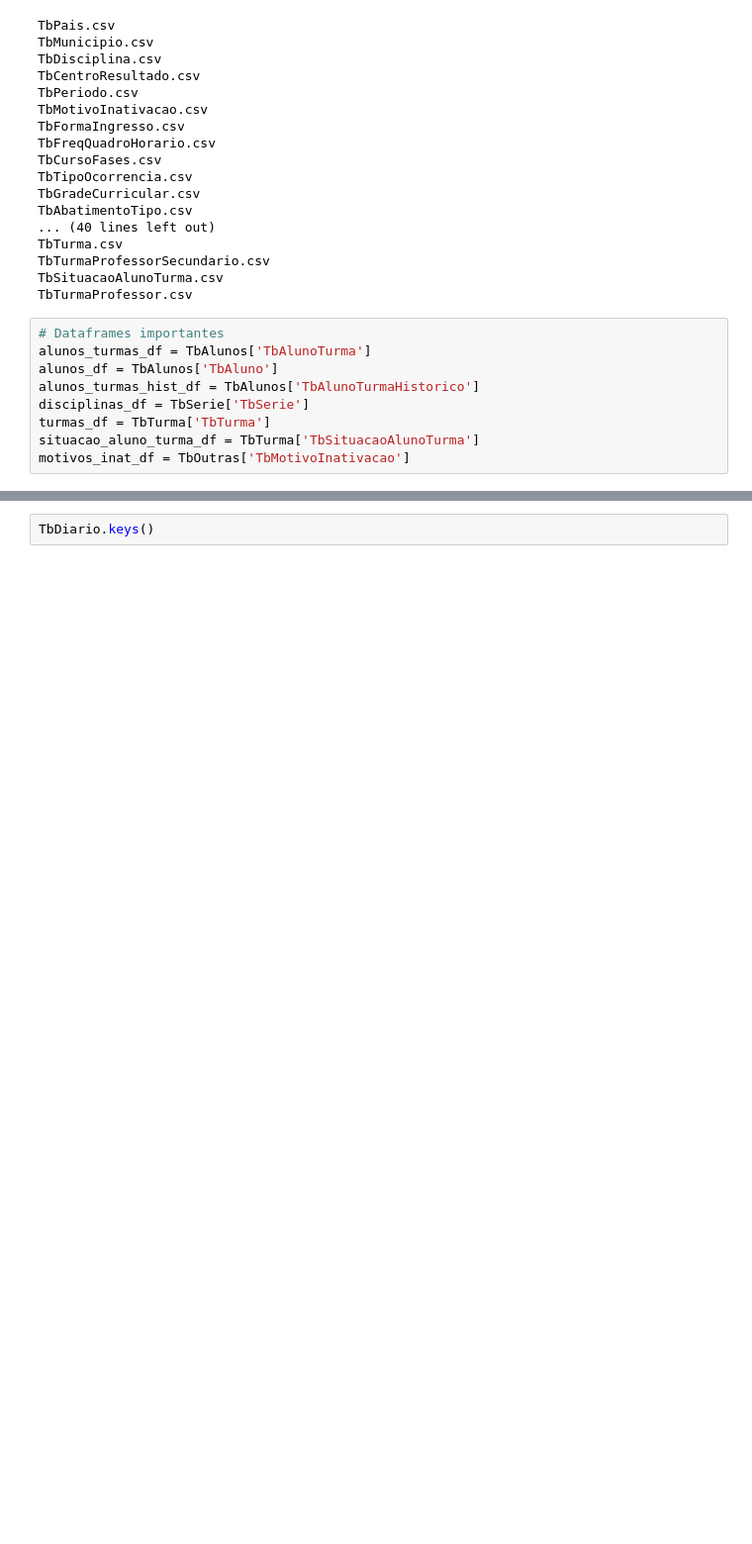
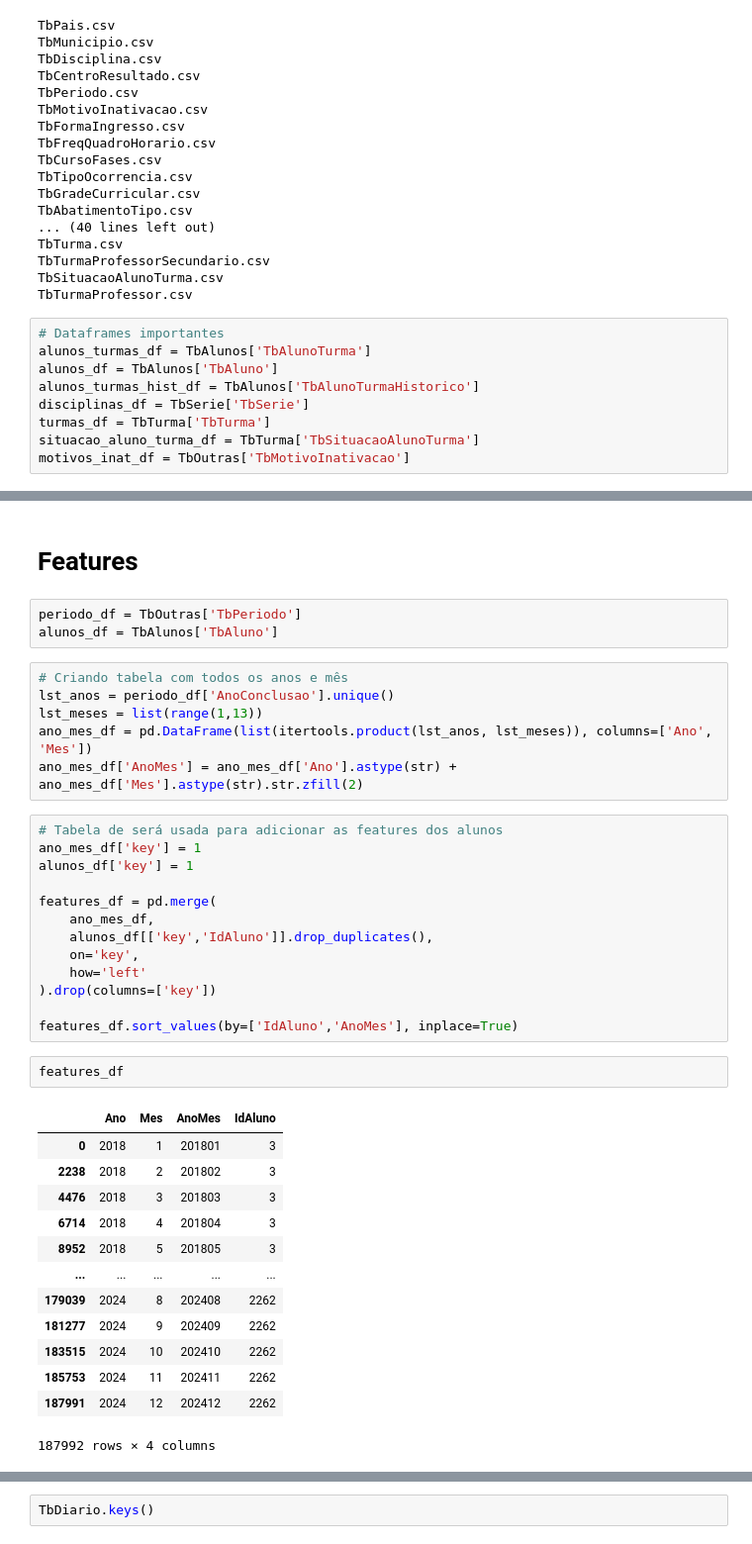
Before and after one commit to johnnathan862/pos-tech-datathon, a Jupyter notebook: creating_features.ipynb, the cells around one changed output, grey strips where cells are left out. Shown: that part at 99% size. Cells and saved outputs as stored; diff of their text form; blank space fills up the shorter version.

```diff
--- a/creating_features.ipynb
+++ b/creating_features.ipynb
@@ -266,0 +280,40 @@ TbOutras['TbFreqQuadroHorario'][TbOutras['TbFreqQuadroHorario']['IdTurma'] == 23
+# %% [markdown]
+# Features
+# %%
+periodo_df = TbOutras['TbPeriodo']
+alunos_df = TbAlunos['TbAluno']
+# %%
+# Criando tabela com todos os anos e mês
+lst_anos = periodo_df['AnoConclusao'].unique()
+lst_meses = list(range(1,13))
+ano_mes_df = pd.DataFrame(list(itertools.product(lst_anos, lst_meses)), columns=['Ano', 'Mes'])
+ano_mes_df['AnoMes'] = ano_mes_df['Ano'].astype(str) + ano_mes_df['Mes'].astype(str).str.zfill(2)
+# %%
+# Tabela de será usada para adicionar as features dos alunos
+ano_mes_df['key'] = 1
+alunos_df['key'] = 1
+
+features_df = pd.merge(
+    ano_mes_df,
+    alunos_df[['key','IdAluno']].drop_duplicates(),
+    on='key',
+    how='left'
+).drop(columns=['key'])
+
+features_df.sort_values(by=['IdAluno','AnoMes'], inplace=True)
+# %%
+features_df
+# %% [output]
+|  | Ano | Mes | AnoMes | IdAluno |
+| 0 | 2018 | 1 | 201801 | 3 |
+| 2238 | 2018 | 2 | 201802 | 3 |
+| 4476 | 2018 | 3 | 201803 | 3 |
+| 6714 | 2018 | 4 | 201804 | 3 |
+| 8952 | 2018 | 5 | 201805 | 3 |
+| ... | ... | ... | ... | ... |
+| 179039 | 2024 | 8 | 202408 | 2262 |
+| 181277 | 2024 | 9 | 202409 | 2262 |
+| 183515 | 2024 | 10 | 202410 | 2262 |
+| 185753 | 2024 | 11 | 202411 | 2262 |
+| 187991 | 2024 | 12 | 202412 | 2262 |
+187992 rows × 4 columns
```
Also changed, not shown: parts of 20 cells of this notebook.
